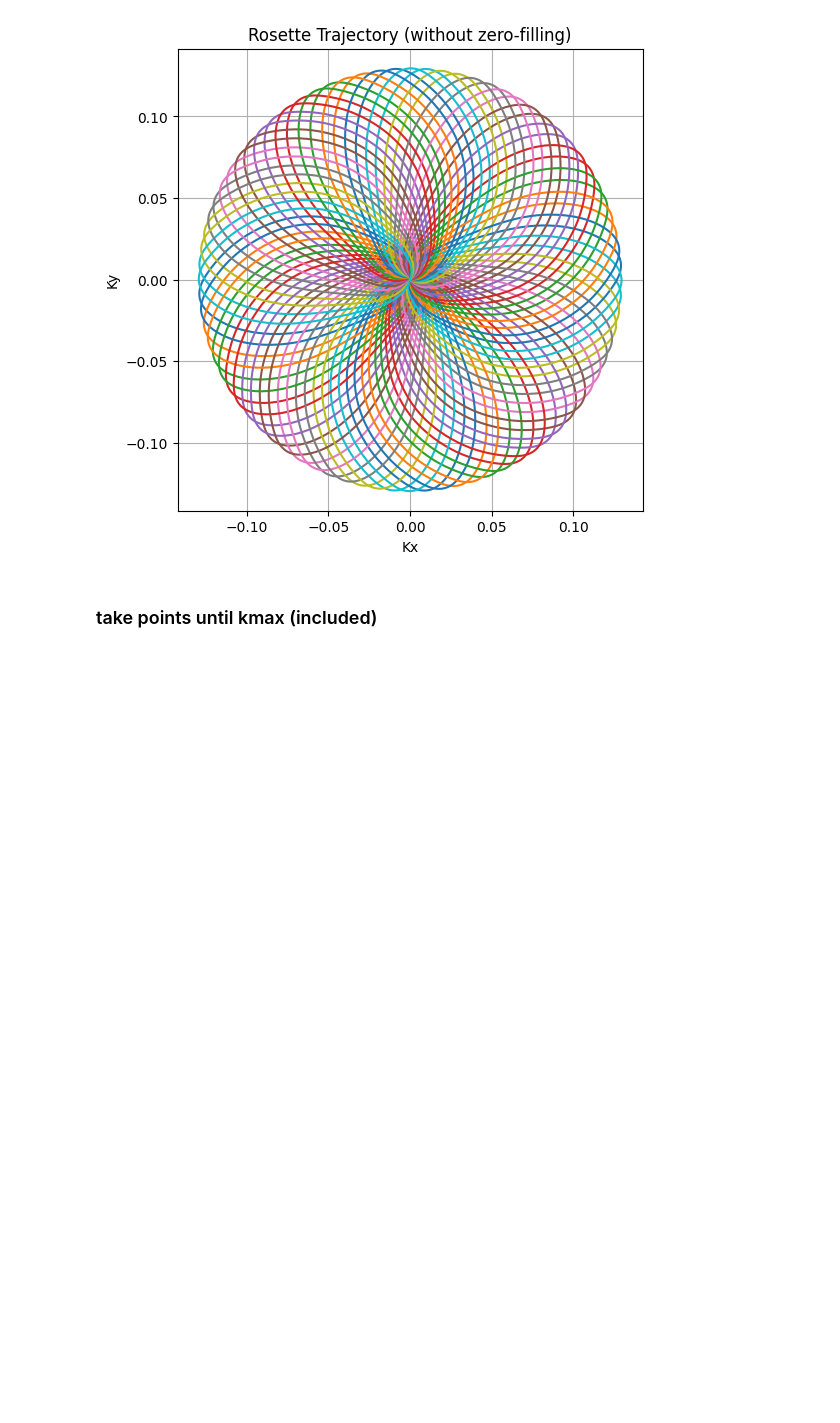
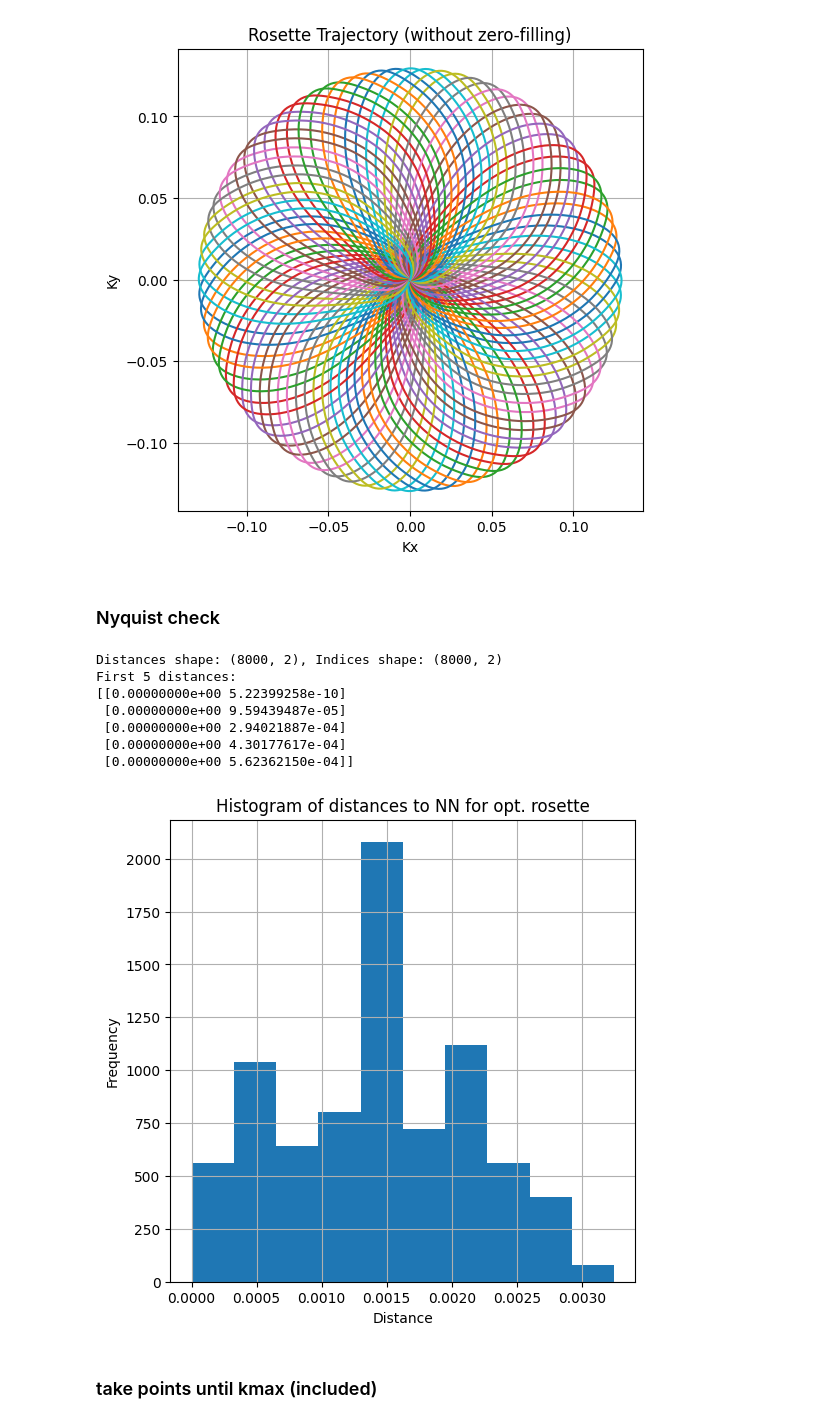
Before and after one commit to frank-roesler/MR_Trajectory_Fit, a Jupyter notebook: recon512_zerofilling.ipynb, the cells around one changed output. Cells and saved outputs as stored; diff of their text form; code cells hidden in the pictures; blank space fills up the shorter version.

Commit message:
add Nyquist check

```diff
--- a/recon512_zerofilling.ipynb
+++ b/recon512_zerofilling.ipynb
@@ -159,6 +159,33 @@ kxx resort shape: (80, 100), kyy resort shape: (80, 100)
 rosette orig tensor shape: torch.Size([8000, 2])
 rosette resort tensor shape: torch.Size([8000, 2])
 [figure]
+# %% [markdown]
+### Nyquist check
+# %%
+from sklearn.neighbors import NearestNeighbors
+
+X = np.column_stack((kxx_resort.ravel(), kyy_resort.ravel()))
+nbrs = NearestNeighbors(n_neighbors=2, algorithm='ball_tree',metric='euclidean').fit(X)
+distances, indices = nbrs.kneighbors(X)
+
+print(f"Distances shape: {distances.shape}, Indices shape: {indices.shape}")
+print(f"First 5 distances:\n{distances[:5]}") # this means that the first neighbour is the point itself (distance 0), and the second is the nearest other point.
+
+plt.figure(figsize=[6,6])
+plt.hist(distances[:, 1], bins=10)  # distances to the nearest neighbor (excluding itself)
+plt.title('Histogram of distances to NN for opt. rosette')
+plt.xlabel('Distance')
+plt.ylabel('Frequency')
+plt.grid()
+# %% [output]
+Distances shape: (8000, 2), Indices shape: (8000, 2)
+First 5 distances:
+[[0.00000000e+00 5.22399258e-10]
+ [0.00000000e+00 9.59439487e-05]
+ [0.00000000e+00 2.94021887e-04]
+ [0.00000000e+00 4.30177617e-04]
+ [0.00000000e+00 5.62362150e-04]]
+[figure, added]
 # %% [markdown]
 ### take points until kmax (included)
 # %%
```
Also changed, not shown: parts of 1 cell of this notebook, 1 other file.
